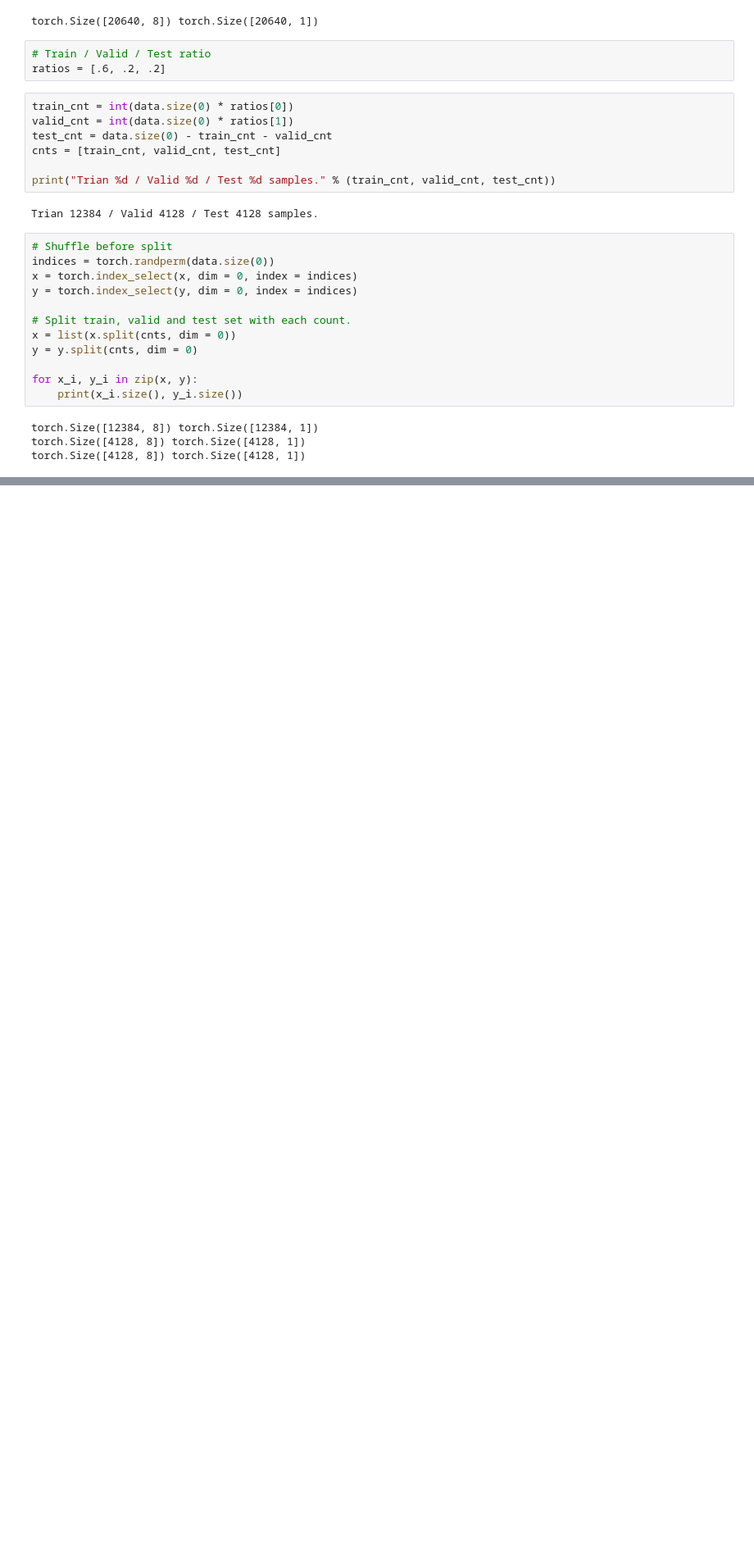
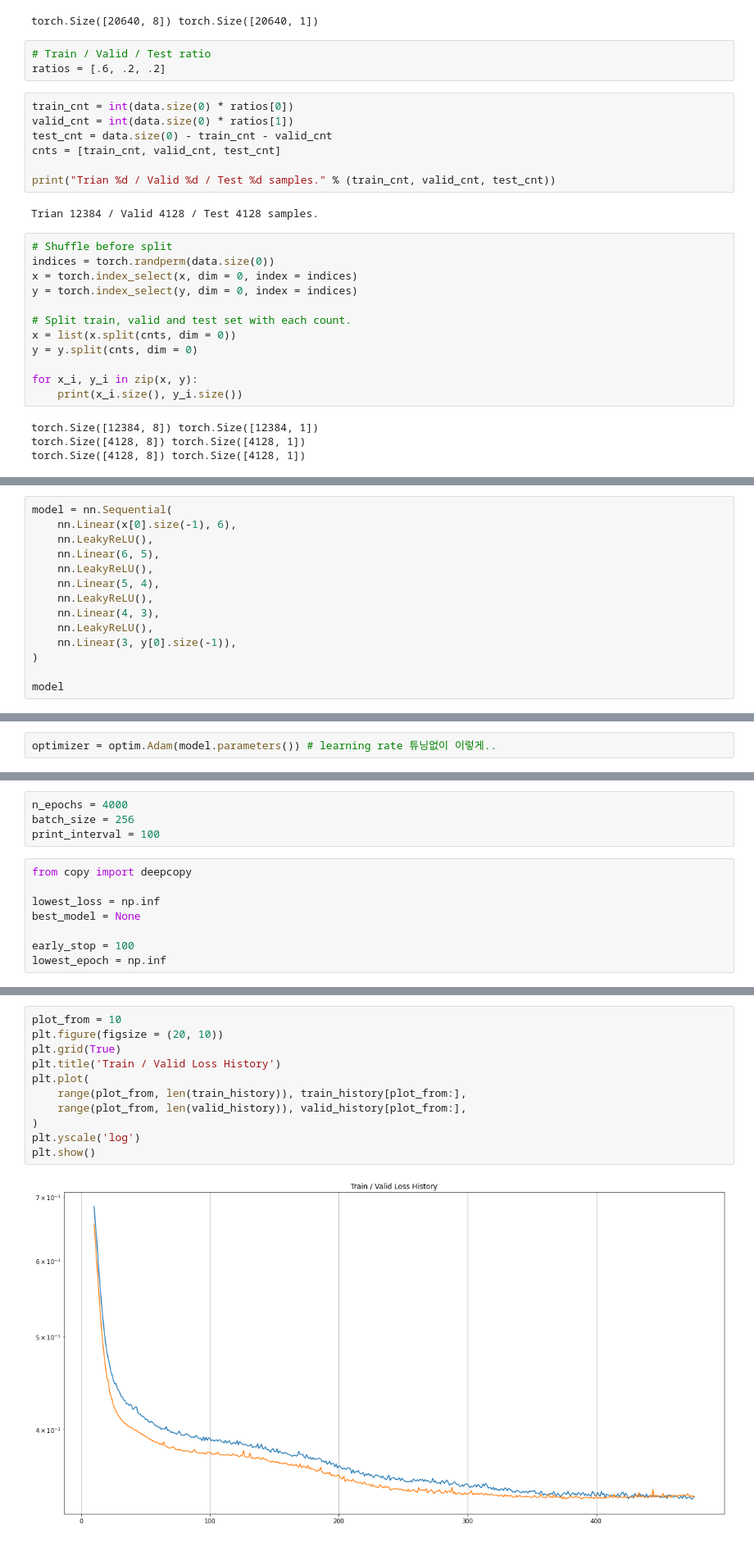
Before and after one commit to Sadnesstt/DL_Basic, a Jupyter notebook: Split_dataset.ipynb, the cells around one changed output, grey strips where cells are left out. Shown at 82% size. Saved outputs shown, nothing was run; the diff lists cells and outputs as text; blank space fills up the shorter version.

```diff
--- a/Split_dataset.ipynb
+++ b/Split_dataset.ipynb
@@ -69,0 +89,14 @@ torch.Size([4128, 8]) torch.Size([4128, 1])
+# %%
+model = nn.Sequential(
+    nn.Linear(x[0].size(-1), 6),
+    nn.LeakyReLU(),
+    nn.Linear(6, 5),
+    nn.LeakyReLU(),
+    nn.Linear(5, 4),
+    nn.LeakyReLU(),
+    nn.Linear(4, 3),
+    nn.LeakyReLU(),
+    nn.Linear(3, y[0].size(-1)),
+)
+
+model
@@ -69,0 +115,2 @@ torch.Size([4128, 8]) torch.Size([4128, 1])
+# %%
+optimizer = optim.Adam(model.parameters()) # learning rate 튜닝없이 이렇게..
@@ -69,0 +119,12 @@ torch.Size([4128, 8]) torch.Size([4128, 1])
+# %%
+n_epochs = 4000
+batch_size = 256
+print_interval = 100
+# %%
+from copy import deepcopy
+
+lowest_loss = np.inf
+best_model = None
+
+early_stop = 100
+lowest_epoch = np.inf
@@ -69,0 +218,13 @@ torch.Size([4128, 8]) torch.Size([4128, 1])
+# %%
+plot_from = 10
+plt.figure(figsize = (20, 10))
+plt.grid(True)
+plt.title('Train / Valid Loss History')
+plt.plot(
+    range(plot_from, len(train_history)), train_history[plot_from:],
+    range(plot_from, len(valid_history)), valid_history[plot_from:],
+)
+plt.yscale('log')
+plt.show()
+# %% [output]
+[figure, added]
```
Also changed, not shown: parts of 9 cells of this notebook.
